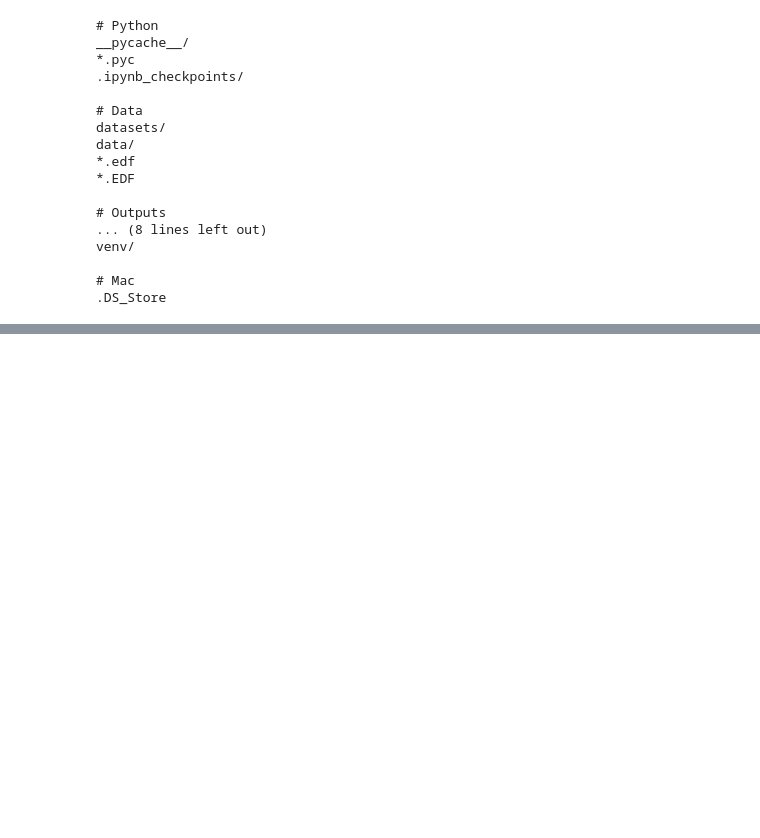
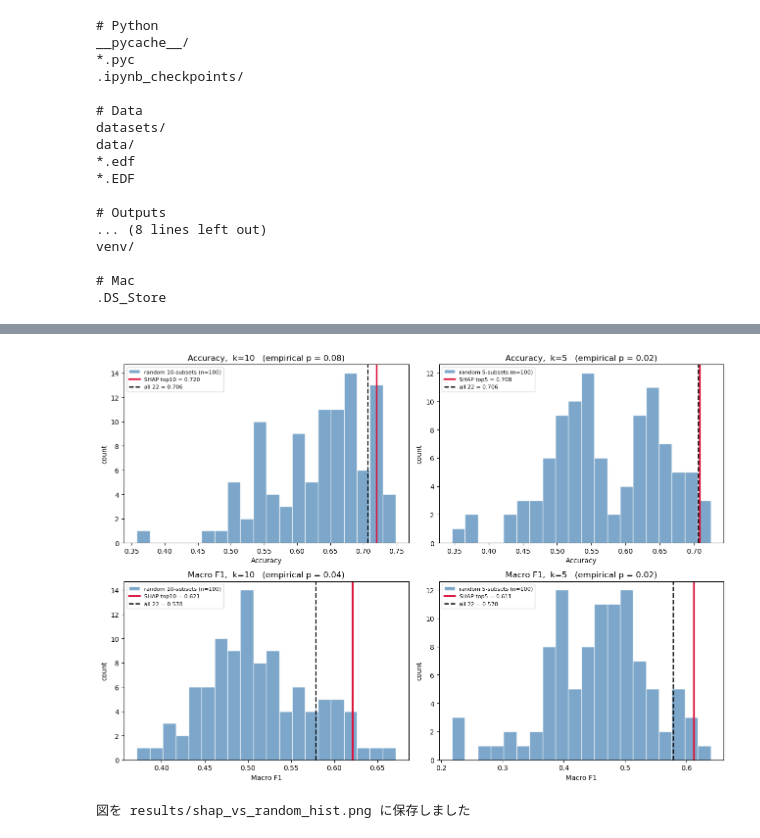
Before and after one commit to naokihayakawa1228/sleep-xai, a Jupyter notebook: notebooks/01_permana_features.ipynb, the cells around one changed output, grey strips where cells are left out. Cells and saved outputs as stored; diff of their text form; code cells hidden in the pictures; blank space fills up the shorter version.

```diff
--- a/notebooks/01_permana_features.ipynb
+++ b/notebooks/01_permana_features.ipynb
@@ -434,0 +837,33 @@ venv/
+# %%
+import matplotlib.pyplot as plt
+
+fig, axes = plt.subplots(2, 2, figsize=(13, 9))
+baseline_acc = get_shap_row(22)["accuracy"]
+baseline_f1  = get_shap_row(22)["macro_f1"]
+
+configs = [
+    (axes[0, 0], df_rand10, 10, "accuracy",  "Accuracy",  baseline_acc),
+    (axes[0, 1], df_rand5,   5, "accuracy",  "Accuracy",  baseline_acc),
+    (axes[1, 0], df_rand10, 10, "macro_f1",  "Macro F1",  baseline_f1),
+    (axes[1, 1], df_rand5,   5, "macro_f1",  "Macro F1",  baseline_f1),
+]
+
+for ax, df_rand, k, metric, metric_label, base_val in configs:
+    shap_val = get_shap_row(k)[metric]
+    ax.hist(df_rand[metric], bins=20, alpha=0.7, color="steelblue",
+            edgecolor="white", label=f"random {k}-subsets (n=100)")
+    ax.axvline(shap_val, color="crimson", lw=2.5, label=f"SHAP top{k} = {shap_val:.3f}")
+    ax.axvline(base_val, color="black", ls="--", lw=1.8, label=f"all 22 = {base_val:.3f}")
+    p = float(np.mean(df_rand[metric] >= shap_val))
+    ax.set_title(f"{metric_label},  k={k}   (empirical p = {p:.2f})")
+    ax.set_xlabel(metric_label)
+    ax.set_ylabel("count")
+    ax.legend(fontsize=8)
+
+plt.tight_layout()
+plt.savefig("results/shap_vs_random_hist.png", dpi=150, bbox_inches="tight")
+plt.show()
+print("図を results/shap_vs_random_hist.png に保存しました")
+# %% [output]
+[figure, added]
+図を results/shap_vs_random_hist.png に保存しました
```
Also changed, not shown: parts of 17 cells of this notebook.
